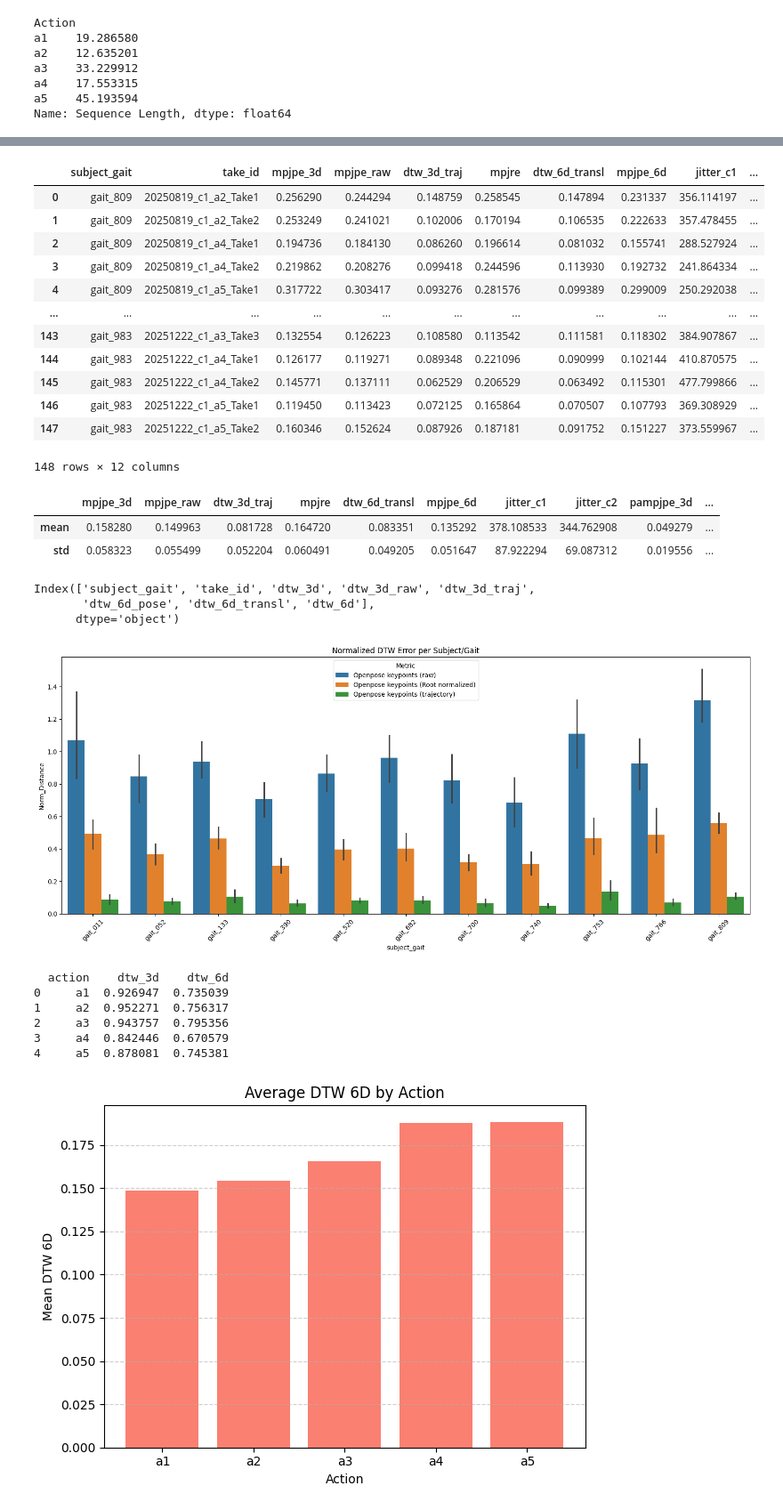
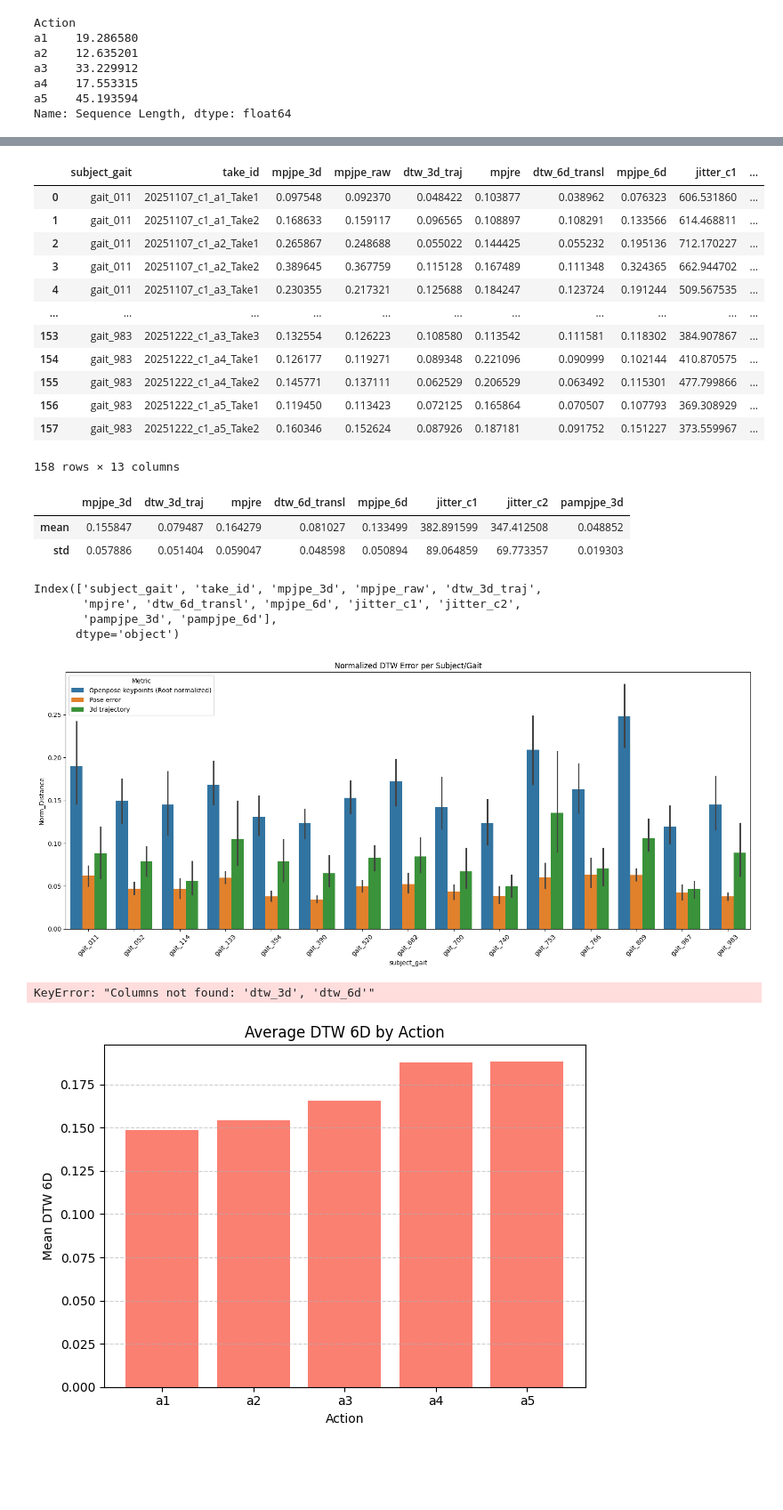
Before and after one commit to Rui1818/3d_motion_generation_cp, a Jupyter notebook: stats.ipynb, the cells around one changed output, grey strips where cells are left out. Shown at 89% size. Saved outputs shown, nothing was run; the diff lists cells and outputs as text; code cells hidden in the pictures; blank space fills up the shorter version.

```diff
--- a/stats.ipynb
+++ b/stats.ipynb
@@ -288,6 +288,8 @@ def root_normalize_and_trajectory(data):
     else:
         raise ValueError(f"Unknown keypoint type")
 # %%
+#this cell
+
 import os
 import numpy as np
 import pandas as pd
@@ -299,7 +301,7 @@ from utils.transformation_sixd import smplx_to_6d
 from utils.metrics import pose_distance_metric, mpjpe_distance_metric, pampjpe_distance_metric, calculate_jitter
 # Initialize list OUTSIDE the loop to collect all subjects
 all_results = []
-root = "test_dataset"
+root = "final_dataset"
 
 for gait in os.listdir(root):
     gait_path = os.path.join(root, gait)
@@ -324,6 +326,8 @@ for gait in os.listdir(root):
             data_3d_2_raw = y.reshape(y.shape[0], -1)
             path_3d, dist_3d_raw = dtw_path_from_metric(data_3d_1_raw, data_3d_2_raw, metric=mpjpe_distance_metric)
             mpjpe_raw = dist_3d_raw / len(path_3d)
+
+            #jitter
             jitter_c1 = calculate_jitter(x)
             jitter_c2 = calculate_jitter(y)
 
@@ -406,26 +422,22 @@ Processing gait: gait_809...
-# %%
-df=df[df['subject_gait']=="gait_809"]
-# %%
-df=pd.concat([df,df2],ignore_index=True)
 # %%
 df
 # %% [output]
 |  | subject_gait | take_id | mpjpe_3d | mpjpe_raw | dtw_3d_traj | mpjre | dtw_6d_transl | mpjpe_6d | jitter_c1 | ... |
-| 0 | gait_809 | 20250819_c1_a2_Take1 | 0.256290 | 0.244294 | 0.148759 | 0.258545 | 0.147894 | 0.231337 | 356.114197 | ... |
-| 1 | gait_809 | 20250819_c1_a2_Take2 | 0.253249 | 0.241021 | 0.102006 | 0.170194 | 0.106535 | 0.222633 | 357.478455 | ... |
-| 2 | gait_809 | 20250819_c1_a4_Take1 | 0.194736 | 0.184130 | 0.086260 | 0.196614 | 0.081032 | 0.155741 | 288.527924 | ... |
-| 3 | gait_809 | 20250819_c1_a4_Take2 | 0.219862 | 0.208276 | 0.099418 | 0.244596 | 0.113930 | 0.192732 | 241.864334 | ... |
-| 4 | gait_809 | 20250819_c1_a5_Take1 | 0.317722 | 0.303417 | 0.093276 | 0.281576 | 0.099389 | 0.299009 | 250.292038 | ... |
+| 0 | gait_011 | 20251107_c1_a1_Take1 | 0.097548 | 0.092370 | 0.048422 | 0.103877 | 0.038962 | 0.076323 | 606.531860 | ... |
+| 1 | gait_011 | 20251107_c1_a1_Take2 | 0.168633 | 0.159117 | 0.096565 | 0.108897 | 0.108291 | 0.133566 | 614.468811 | ... |
+| 2 | gait_011 | 20251107_c1_a2_Take1 | 0.265867 | 0.248688 | 0.055022 | 0.144425 | 0.055232 | 0.195136 | 712.170227 | ... |
+| 3 | gait_011 | 20251107_c1_a2_Take2 | 0.389645 | 0.367759 | 0.115128 | 0.167489 | 0.111348 | 0.324365 | 662.944702 | ... |
+| 4 | gait_011 | 20251107_c1_a3_Take1 | 0.230355 | 0.217321 | 0.125688 | 0.184247 | 0.123724 | 0.191244 | 509.567535 | ... |
 | ... | ... | ... | ... | ... | ... | ... | ... | ... | ... | ... |
-| 143 | gait_983 | 20251222_c1_a3_Take3 | 0.132554 | 0.126223 | 0.108580 | 0.113542 | 0.111581 | 0.118302 | 384.907867 | ... |
-| 144 | gait_983 | 20251222_c1_a4_Take1 | 0.126177 | 0.119271 | 0.089348 | 0.221096 | 0.090999 | 0.102144 | 410.870575 | ... |
-| 145 | gait_983 | 20251222_c1_a4_Take2 | 0.145771 | 0.137111 | 0.062529 | 0.206529 | 0.063492 | 0.115301 | 477.799866 | ... |
-| 146 | gait_983 | 20251222_c1_a5_Take1 | 0.119450 | 0.113423 | 0.072125 | 0.165864 | 0.070507 | 0.107793 | 369.308929 | ... |
-| 147 | gait_983 | 20251222_c1_a5_Take2 | 0.160346 | 0.152624 | 0.087926 | 0.187181 | 0.091752 | 0.151227 | 373.559967 | ... |
+| 153 | gait_983 | 20251222_c1_a3_Take3 | 0.132554 | 0.126223 | 0.108580 | 0.113542 | 0.111581 | 0.118302 | 384.907867 | ... |
+| 154 | gait_983 | 20251222_c1_a4_Take1 | 0.126177 | 0.119271 | 0.089348 | 0.221096 | 0.090999 | 0.102144 | 410.870575 | ... |
+| 155 | gait_983 | 20251222_c1_a4_Take2 | 0.145771 | 0.137111 | 0.062529 | 0.206529 | 0.063492 | 0.115301 | 477.799866 | ... |
+| 156 | gait_983 | 20251222_c1_a5_Take1 | 0.119450 | 0.113423 | 0.072125 | 0.165864 | 0.070507 | 0.107793 | 369.308929 | ... |
+| 157 | gait_983 | 20251222_c1_a5_Take2 | 0.160346 | 0.152624 | 0.087926 | 0.187181 | 0.091752 | 0.151227 | 373.559967 | ... |
-148 rows × 12 columns
+158 rows × 13 columns
 # %%
 # List of columns to exclude
-exclude_cols = ['subject_gait', 'take_id', 'pampjpe_3d', 'mpjpe_raw']  # Add any other columns you want to exclude
+exclude_cols = ['subject_gait', 'take_id', 'pampjpe_6d', 'mpjpe_raw']  # Add any other columns you want to exclude
 
 # Select all columns except the excluded ones and calculate mean and std
 # This assumes your dataframe is named 'df'
@@ -434,6 +446,6 @@ stats = df.drop(columns=exclude_cols).agg(['mean', 'std'])
 # To view the results
 stats
 # %% [output]
-|  | mpjpe_3d | mpjpe_raw | dtw_3d_traj | mpjre | dtw_6d_transl | mpjpe_6d | jitter_c1 | jitter_c2 | pampjpe_3d | ... |
-| mean | 0.158280 | 0.149963 | 0.081728 | 0.164720 | 0.083351 | 0.135292 | 378.108533 | 344.762908 | 0.049279 | ... |
-| std | 0.058323 | 0.055499 | 0.052204 | 0.060491 | 0.049205 | 0.051647 | 87.922294 | 69.087312 | 0.019556 | ... |
+|  | mpjpe_3d | dtw_3d_traj | mpjre | dtw_6d_transl | mpjpe_6d | jitter_c1 | jitter_c2 | pampjpe_3d |
+| mean | 0.155847 | 0.079487 | 0.164279 | 0.081027 | 0.133499 | 382.891599 | 347.412508 | 0.048852 |
+| std | 0.057886 | 0.051404 | 0.059047 | 0.048598 | 0.050894 | 89.064859 | 69.773357 | 0.019303 |
@@ -466,39 +452,41 @@ print(df.groupby('subject_gait')[['dtw_3d', 'dtw_6d']].mean())
 # %%
 df.keys()
 # %% [output]
-Index(['subject_gait', 'take_id', 'dtw_3d', 'dtw_3d_raw', 'dtw_3d_traj',
-       'dtw_6d_pose', 'dtw_6d_transl', 'dtw_6d'],
+Index(['subject_gait', 'take_id', 'mpjpe_3d', 'mpjpe_raw', 'dtw_3d_traj',
+       'mpjre', 'dtw_6d_transl', 'mpjpe_6d', 'jitter_c1', 'jitter_c2',
+       'pampjpe_3d', 'pampjpe_6d'],
       dtype='object')
 # %%
 # --- Visualization ---
 plt.figure(figsize=(16, 7))
 
 # 1. Melt the dataframe as you did
 df_melted = df.melt(id_vars='subject_gait',
-                    value_vars=['dtw_3d_raw', 'dtw_3d', 'dtw_3d_traj'],
+                    value_vars=['mpjpe_3d', 'pampjpe_3d', 'dtw_3d_traj'],
                     var_name='Metric', value_name='Norm_Distance')
 
 # 2. Map the technical names to descriptive names
 metric_names = {
-    'dtw_3d': 'Openpose keypoints (Root normalized)',
-    'dtw_3d_raw': 'Openpose keypoints (raw)',
-    'dtw_3d_traj': 'Openpose keypoints (trajectory)',
-    'dtw_6d': 'SMPL keypoints',
-    'dtw_6d_pose': 'Pose error',
-    'dtw_6d_transl': 'Translation error'
+    'mpjpe_3d': 'Openpose keypoints (Root normalized)',
+    'mpjre': 'Openpose keypoints (raw)',
+    'jitter_c1': 'Jitter c1',
+    'jitter_c2': 'Jitter c2',
+    'dtw_3d_traj': '3d trajectory',
+    'pampjpe_3d': 'Pose error',
+    'pampjpe_6d': 'Translation error'
 }
 df_melted['Metric'] = df_melted['Metric'].map(metric_names)
 
 # 3. Plot (The legend will now use the new names)
 sns.barplot(data=df_melted, x='subject_gait', y='Norm_Distance', hue='Metric')
 
 plt.xticks(rotation=45)
 plt.title('Normalized DTW Error per Subject/Gait')
 plt.tight_layout()
 plt.savefig('dtw_analysis_3d.png')
 plt.show()
 # %% [output]
-[figure, old version]
+[figure, new version]
 # %%
 # 1. Extract the action from 'take_id'
 # split('_') creates a list: ['20251107', 'c1', 'a1', 'Take1']
@@ -506,16 +494,11 @@ plt.show()
 df['action'] = df['take_id'].str.split('_').str[2]
 
 # 2. Group by the new 'action' column and calculate the mean
-result = df.groupby('action')[['dtw_3d', 'dtw_6d']].mean().reset_index()
+result = df.groupby('action')[['mpjpe_3d', 'pampjpe_3d']].mean().reset_index()
 
 print(result)
 # %% [output]
-  action    dtw_3d    dtw_6d
-0     a1  0.926947  0.735039
-1     a2  0.952271  0.756317
-2     a3  0.943757  0.795356
-3     a4  0.842446  0.670579
-4     a5  0.878081  0.745381
+KeyError: "Columns not found: 'dtw_3d', 'dtw_6d'"
 # %%
 import pandas as pd
 import matplotlib.pyplot as plt
```
Also changed, not shown: parts of 3 cells of this notebook, 1 other file.
